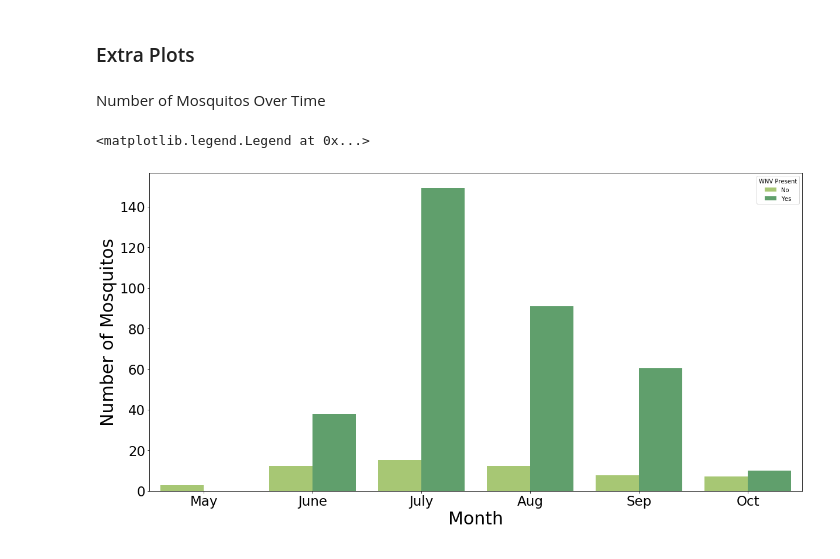
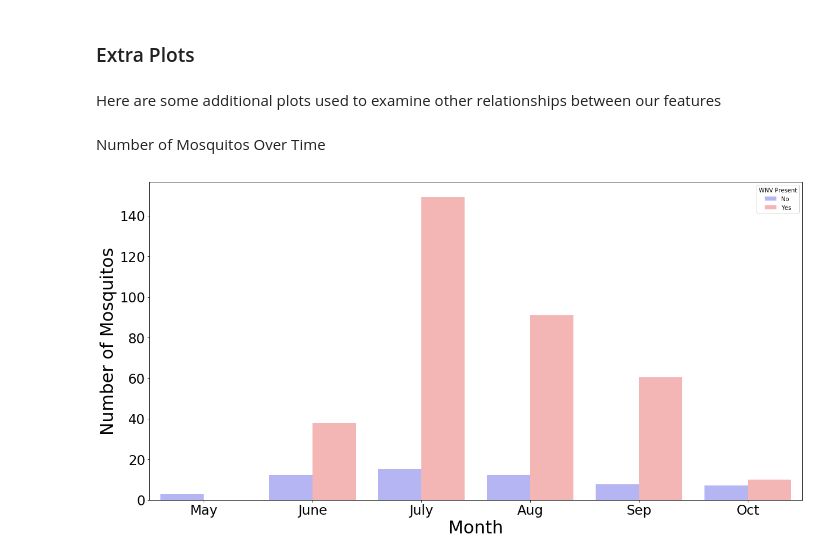
Before and after one commit to camarenad/wnv_prevention, a Jupyter notebook: jj/02_EDA_Merged_Data_JJ.ipynb, the cells around one changed output. Drawn from its saved outputs; the diff is of its cells as text; code cells hidden in the pictures.

```diff
--- a/jj/02_EDA_Merged_Data_JJ.ipynb
+++ b/jj/02_EDA_Merged_Data_JJ.ipynb
@@ -372,15 +248,16 @@ Name: CodeSum, dtype: int64
 # %% [markdown]
 ### Extra Plots
+# %% [markdown]
+Here are some additional plots used to examine other relationships between our features
 # %% [markdown]
 Number of Mosquitos Over Time
 # %%
 plt.figure(figsize=(20,10))
-sns.barplot(x=df['Month'], y=df['NumMosquitos'], hue=df['WnvPresent'], dodge=True, palette='summer_r', ci=None)
+sns.barplot(x=df['Month'], y=df['NumMosquitos'], hue=df['WnvPresent'], dodge=True, palette='bwr', ci=None)
 plt.xlabel('Month', size=30)
 plt.xticks([0, 1, 2, 3, 4, 5],['May', 'June', 'July', 'Aug', 'Sep', 'Oct'], size=23)
 plt.ylabel('Number of Mosquitos', size=30)
 plt.yticks(size=23)
-plt.legend(['No', 'Yes'], title='WNV Present')
+plt.legend(['No', 'Yes'], title='WNV Present');
 # %% [output]
-<matplotlib.legend.Legend at 0x...>
-[figure, old version]
+[figure, new version]
```
Also changed, not shown: parts of 17 cells of this notebook, 10 other files.
